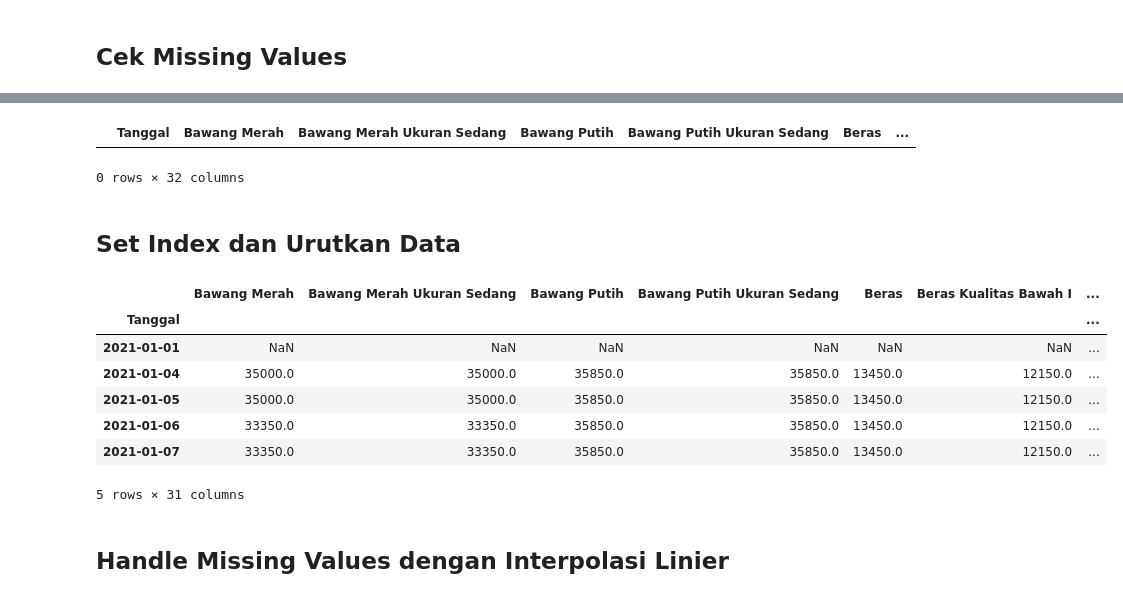
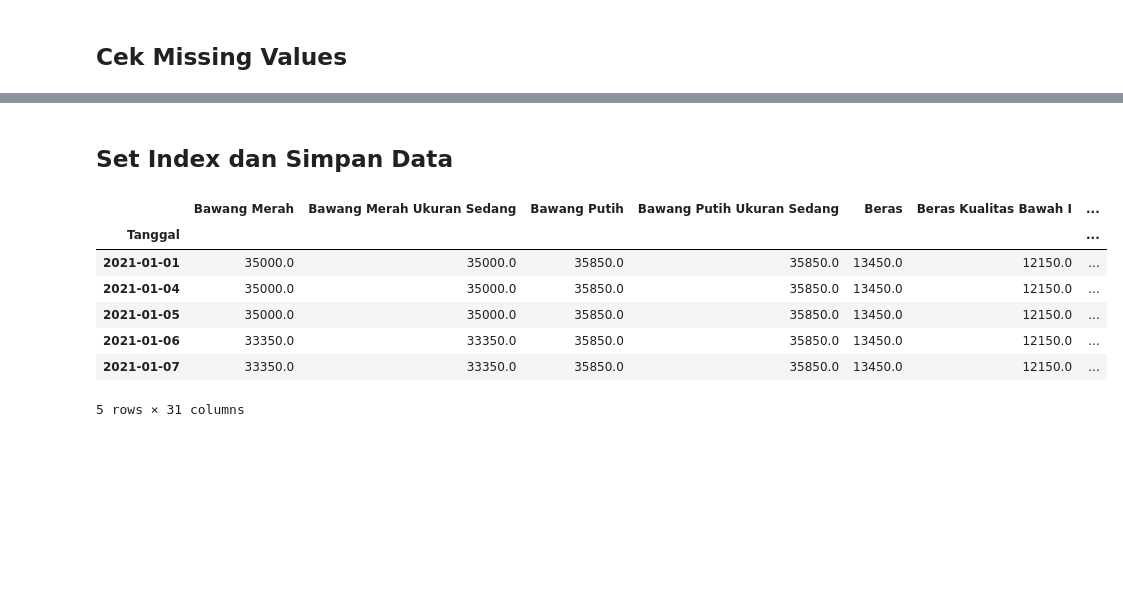
Before and after one commit to jeebrielibr/ProjectML_PrediksiHargaCabai, a Jupyter notebook: notebook/Data Cleaning - Harga Bahan Pokok.ipynb, the cells around one changed output, grey strips where cells are left out. Saved outputs shown, nothing was run; the diff lists cells and outputs as text; code cells hidden in the pictures; blank space fills up the shorter version.

```diff
--- a/notebook/Data Cleaning - Harga Bahan Pokok.ipynb
+++ b/notebook/Data Cleaning - Harga Bahan Pokok.ipynb
@@ -46,7 +44,27 @@ memory usage: 346.6 KB
 ## Data Cleaning
 # %%
 # ubah format tanggal
-df_harga["Tanggal"] = pd.to_datetime(df_harga["Tanggal"], format="%Y-%m-%d")
+df_harga["Tanggal"] = pd.to_datetime(df_harga["Tanggal"], errors='coerce')
+df_harga = df_harga.dropna(subset=['Tanggal'])
+
+# Clean column names and convert price columns to numeric
+df_harga.columns = df_harga.columns.str.strip()
+harga_columns = [col for col in df_harga.columns if col != 'Tanggal']
+
+for col in harga_columns:
+    # Ensure it's string, remove commas and dashes, strip spaces
+    df_harga[col] = df_harga[col].astype(str).str.replace(',', '', regex=False).str.replace('-', '', regex=False).str.strip()
+    # Convert to numeric, empty strings become NaN
+    df_harga[col] = pd.to_numeric(df_harga[col], errors='coerce')
+
+# Sort by date
+df_harga = df_harga.sort_values("Tanggal")
+
+# Lakukan interpolasi linier pada semua kolom harga
+df_harga[harga_columns] = df_harga[harga_columns].interpolate(method='linear')
+
+# Gunakan bfill untuk mengisi baris awal yang mungkin masih NaN
+df_harga[harga_columns] = df_harga[harga_columns].bfill()
 
 df_harga.info()
 # %% [output]
@@ -80,7 +87,0 @@ df_harga.head()
-# %%
-# Ubah kolom harga dari string ke numeric
-harga_columns = df_harga.columns[1:]  # Asumsikan kolom pertama adalah 'Tanggal'
-for col in harga_columns:
-    df_harga[col] = df_harga[col].str.replace(',', '', regex=False)  # Hapus koma sebagai pemisah ribuan
-    df_harga[col] = pd.to_numeric(df_harga[col], errors='coerce')  # Ubah ke numeric, non-numeric akan menjadi NaN
-df_harga.info()
@@ -160,25 +121,15 @@ df_harga[df_harga.isna().any(axis=1)]
-# %%
-# cek baris duplikat
-df_harga[df_harga.duplicated()]
-# %% [output]
-|  | Tanggal | Bawang Merah | Bawang Merah Ukuran Sedang | Bawang Putih | Bawang Putih Ukuran Sedang | Beras | ... |
-0 rows × 32 columns
 # %% [markdown]
-## Set Index dan Urutkan Data
+## Set Index dan Simpan Data
 # %%
-# Set index ke kolom Tanggal dan urutkan berdasarkan tanggal lama ke baru
-
+# Set index ke kolom Tanggal
 harga_time = df_harga.set_index("Tanggal")
-harga_time = harga_time.sort_index()
 harga_time.head()
 # %% [output]
 |  | Bawang Merah | Bawang Merah Ukuran Sedang | Bawang Putih | Bawang Putih Ukuran Sedang | Beras | Beras Kualitas Bawah I | ... |
 | Tanggal |  |  |  |  |  |  | ... |
-| 2021-01-01 | NaN | NaN | NaN | NaN | NaN | NaN | ... |
+| 2021-01-01 | 35000.0 | 35000.0 | 35850.0 | 35850.0 | 13450.0 | 12150.0 | ... |
 | 2021-01-04 | 35000.0 | 35000.0 | 35850.0 | 35850.0 | 13450.0 | 12150.0 | ... |
 | 2021-01-05 | 35000.0 | 35000.0 | 35850.0 | 35850.0 | 13450.0 | 12150.0 | ... |
 | 2021-01-06 | 33350.0 | 33350.0 | 35850.0 | 35850.0 | 13450.0 | 12150.0 | ... |
 | 2021-01-07 | 33350.0 | 33350.0 | 35850.0 | 35850.0 | 13450.0 | 12150.0 | ... |
 5 rows × 31 columns
-# %% [markdown]
-## Handle Missing Values dengan Interpolasi Linier
```
Also changed, not shown: parts of 15 cells of this notebook, 3 other files.
